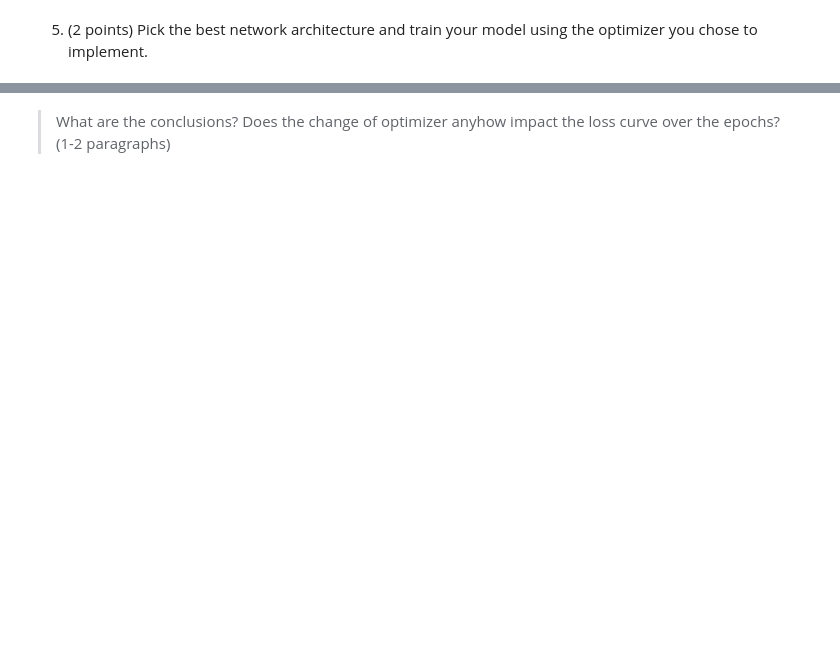
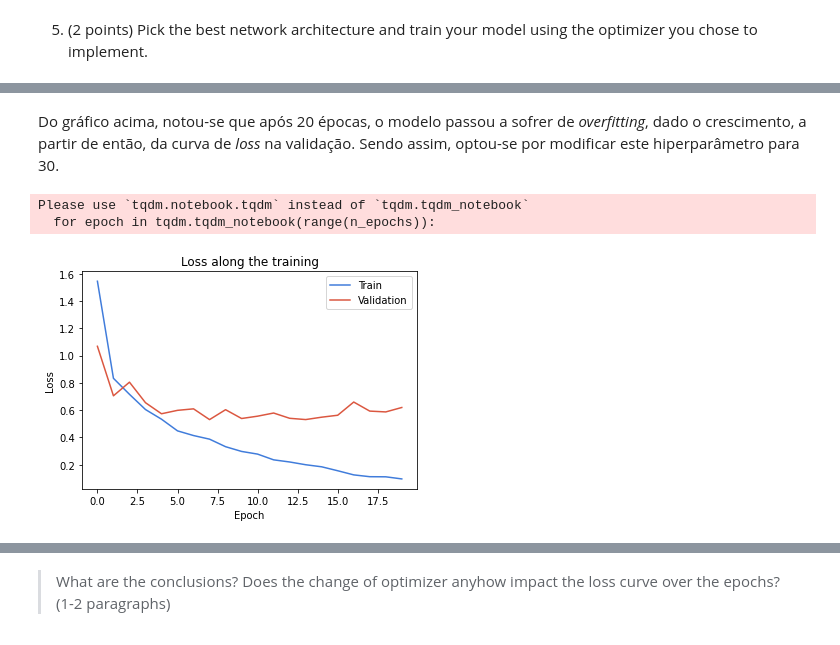
Before and after one commit to mazzacolussi/MC886, a Jupyter notebook: NeuralNetwork/source_RNA.ipynb, the cells around one changed output, grey strips where cells are left out. Drawn from its saved outputs; the diff is of its cells as text; code cells hidden in the pictures; blank space fills up the shorter version.

```diff
--- a/NeuralNetwork/source_RNA.ipynb
+++ b/NeuralNetwork/source_RNA.ipynb
@@ -1366,0 +1394,16 @@ print('Validação \nacurácia balanceada:', round(m4_val_bal_acc,3), '\nauc:',
+# %% [markdown]
+Do gráfico acima, notou-se que após 20 épocas, o modelo passou a sofrer de *overfitting*, dado o crescimento, a partir de então, da curva de *loss* na validação. Sendo assim, optou-se por modificar este hiperparâmetro para 30.
+# %%
+m4_momentum = Model([2352, 1764, 1323, 992, 744, 558, 418, 313, 235, 176, 132, 99, 74, 55, 42, 31, 23, 17, 8],
+           [ReLU(), ReLU(), ReLU(), ReLU(), ReLU(), ReLU(), ReLU(), ReLU(), ReLU(),
+            ReLU(), ReLU(), ReLU(), ReLU(), ReLU(), ReLU(), ReLU(), ReLU(), Softmax()],
+           initialization_method="he")
+m4_opt_momentum = MomentumOptim(m4_momentum, lr=1e-3)
+m4_trainer_momentum = Trainer(m4_momentum, m4_opt_momentum, CrossEntropy())
+
+h_m4_momentum = m4_trainer_momentum.train(20, train_loader, val_loader)
+plot_history(h_m4_momentum)
+# %% [output]
+Please use `tqdm.notebook.tqdm` instead of `tqdm.tqdm_notebook`
+  for epoch in tqdm.tqdm_notebook(range(n_epochs)):
+[figure, added]
```
Also changed, not shown: parts of 22 cells of this notebook.
